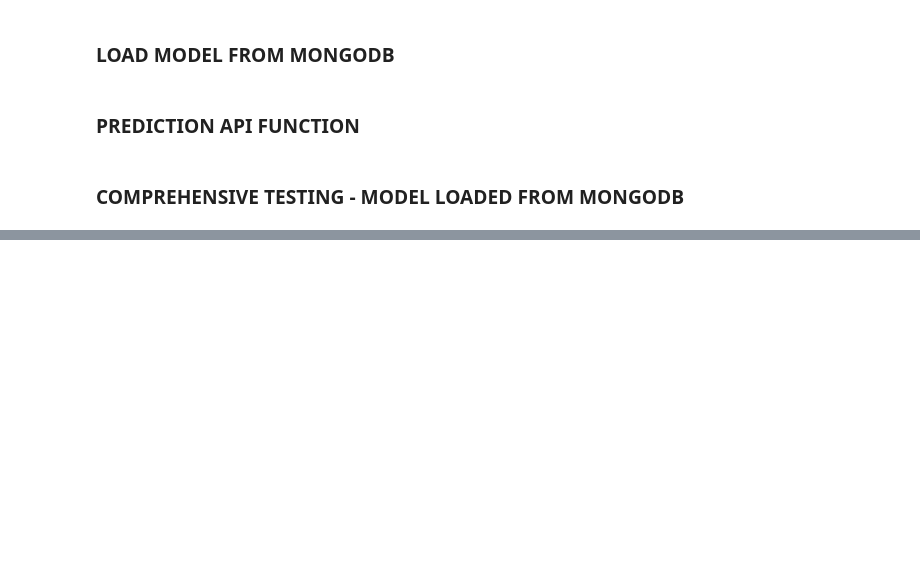
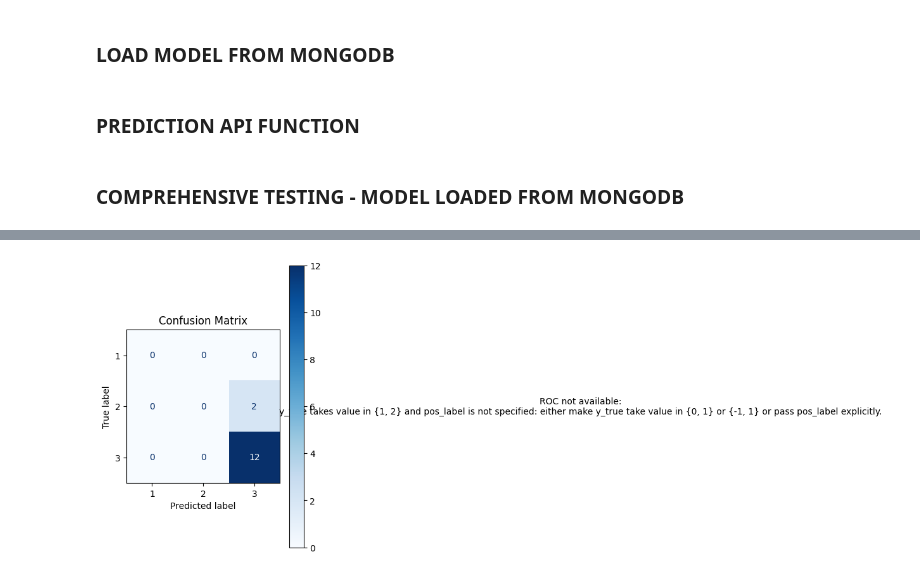
Before and after one commit to nimeshakya/sayq-newa, a Jupyter notebook: ml_agent/updateModel.ipynb, the cells around one changed output, grey strips where cells are left out. Drawn from its saved outputs; the diff is of its cells as text; code cells hidden in the pictures; blank space fills up the shorter version.

```diff
--- a/ml_agent/updateModel.ipynb
+++ b/ml_agent/updateModel.ipynb
@@ -807,0 +810,40 @@ Intermediate: Level 2 (92% confidence)
+# %%
+# Real visualization-based test: Confusion Matrix and ROC Curve for current model (robust to missing classes)
+import matplotlib.pyplot as plt
+from sklearn.metrics import ConfusionMatrixDisplay, RocCurveDisplay
+
+# Ensure y_test, y_pred, label_encoder, and model are available from previous cells
+
+# Convert encoded labels to original class names for display
+true_labels = label_encoder.inverse_transform(y_test)
+pred_labels = label_encoder.inverse_transform(y_pred)
+class_names = [str(c) for c in label_encoder.classes_]
+
+fig, axes = plt.subplots(1, 2, figsize=(12, 5))
+
+# Confusion Matrix (show all classes, even if missing in test set)
+ConfusionMatrixDisplay.from_predictions(
+    true_labels, pred_labels,
+    labels=label_encoder.classes_,
+    display_labels=class_names,
+    ax=axes[0], cmap='Blues'
+)
+axes[0].set_title('Confusion Matrix')
+
+# ROC Curve (one-vs-rest for multiclass)
+if hasattr(model, 'predict_proba'):
+    y_score = model.predict_proba(X_test)
+    try:
+        RocCurveDisplay.from_predictions(y_test, y_score, ax=axes[1], name='One-vs-Rest')
+        axes[1].set_title('ROC Curve (one-vs-rest)')
+    except Exception as e:
+        axes[1].text(0.5, 0.5, f'ROC not available:\n{e}', ha='center', va='center')
+        axes[1].set_axis_off()
+else:
+    axes[1].text(0.5, 0.5, 'No probability scores available', ha='center', va='center')
+    axes[1].set_axis_off()
+
+plt.tight_layout()
+plt.show()
+# %% [output]
+[figure, added]
```
Also changed, not shown: parts of 7 cells of this notebook, 4 other files.
